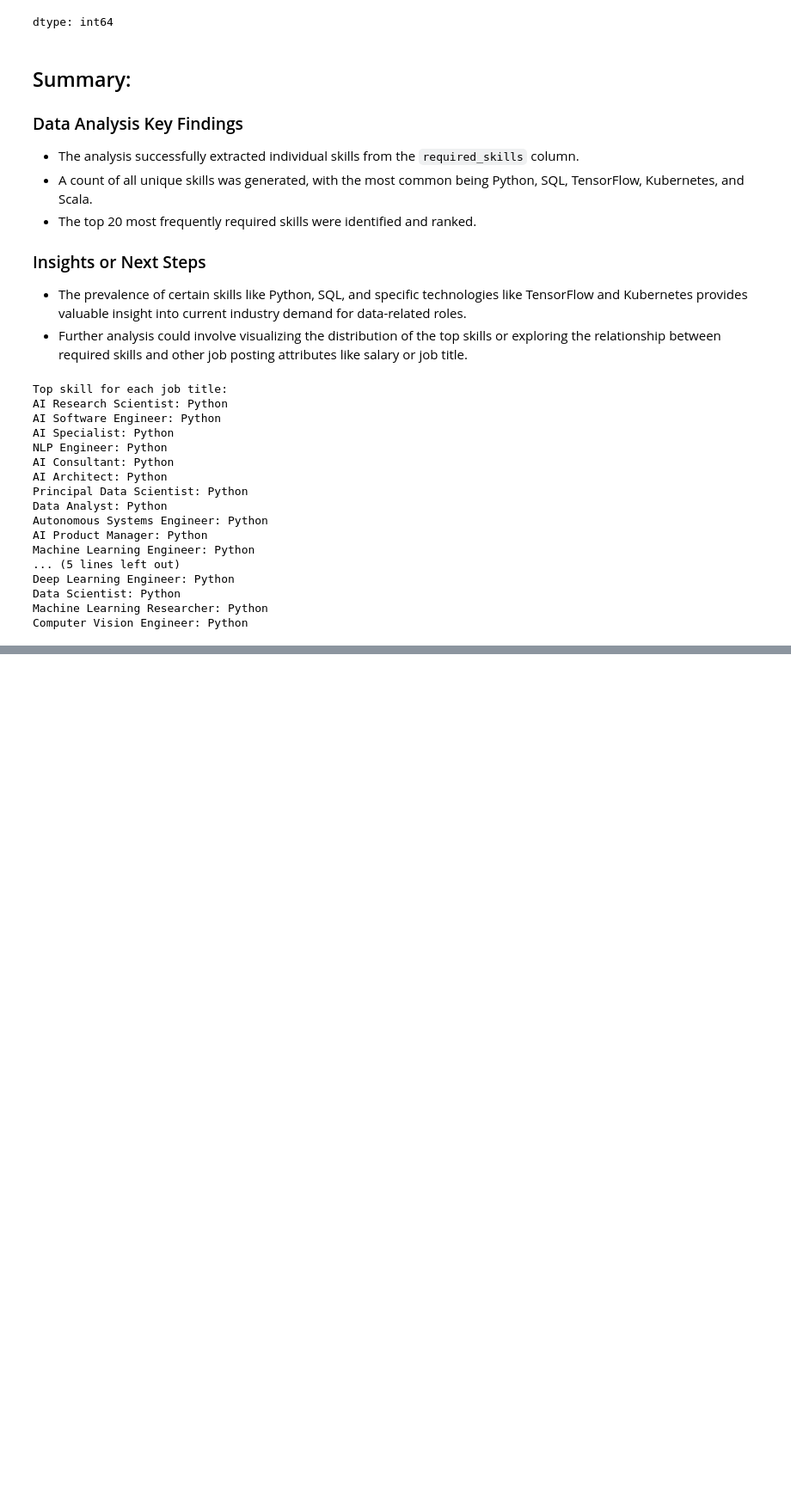
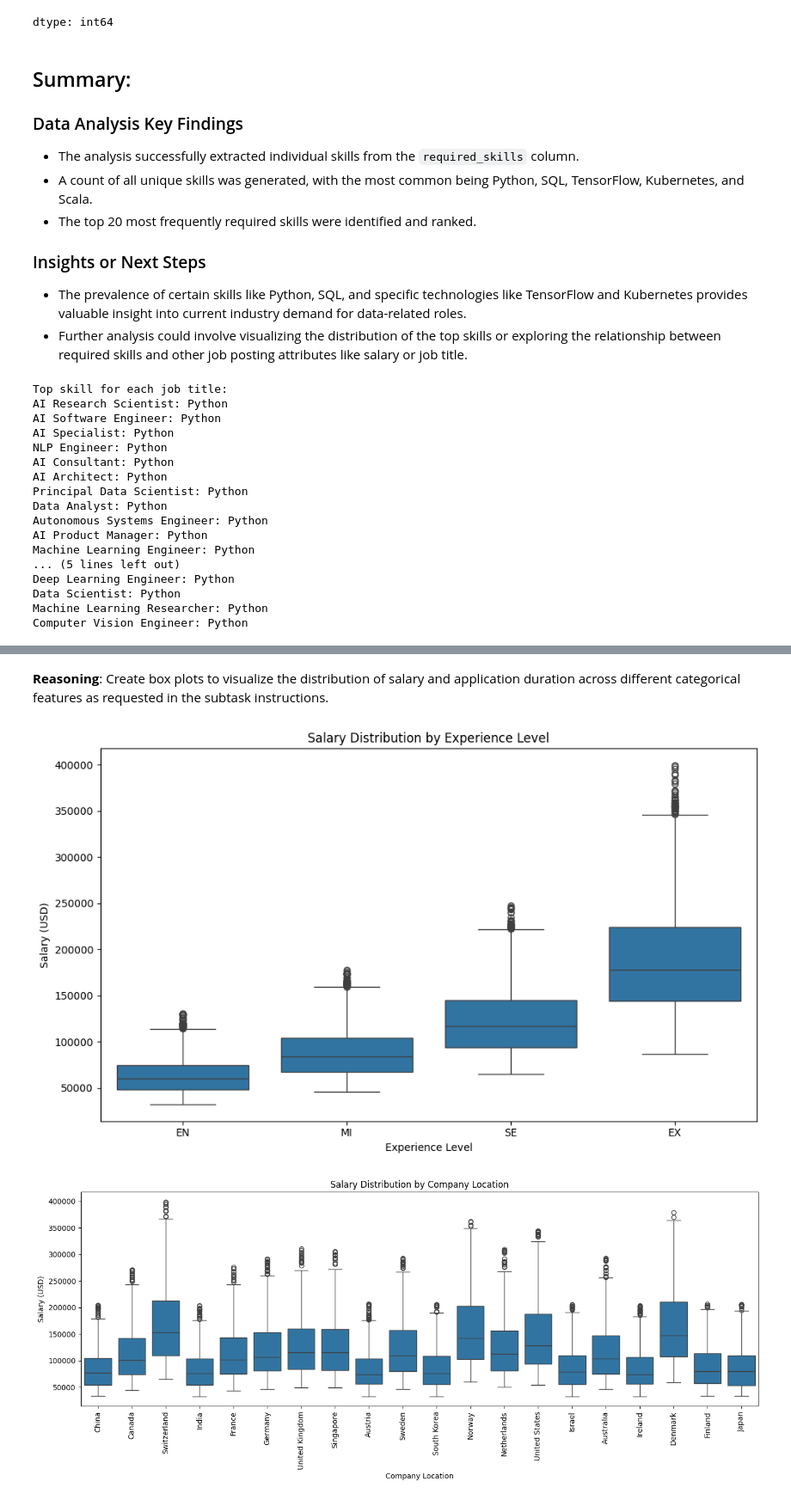
Before and after one commit to stevejj4/Global-AI-Job-Market-Trends-Salary-Insights-2025, a Jupyter notebook: ai_job_project.ipynb, the cells around one changed output, grey strips where cells are left out. Shown at 86% size. Drawn from its saved outputs; the diff is of its cells as text; code cells hidden in the pictures; blank space fills up the shorter version.

```diff
--- a/ai_job_project.ipynb
+++ b/ai_job_project.ipynb
@@ -645,3 +645,13 @@ Deep Learning Engineer: Python
 Data Scientist: Python
 Machine Learning Researcher: Python
 Computer Vision Engineer: Python
+# %%
+# Determine the maximum number of skills in any list
+max_skills = df['required_skills_list'].apply(len).max()
+
+# Create new columns for each skill position
+for i in range(max_skills):
+    df[f'required skill {i+1}'] = df['required_skills_list'].apply(lambda skills: skills[i] if i < len(skills) else None)
+
+# Display the first few rows with the new numbered skill columns
+display(df[[f'required skill {i+1}' for i in range(max_skills)]].head())
@@ -647,0 +691,6 @@ Computer Vision Engineer: Python
+# %%
+# Drop the 'required_skills_list' column
+df = df.drop('required_skills_list', axis=1)
+
+# Display the columns to confirm the column has been dropped
+display(df.columns)
@@ -647,0 +849,53 @@ Computer Vision Engineer: Python
+# %% [markdown]
+**Reasoning**:
+Create box plots to visualize the distribution of salary and application duration across different categorical features as requested in the subtask instructions.
+# %%
+# 1. Box plot for salary_usd vs experience_level
+plt.figure(figsize=(10, 6))
+sns.boxplot(x='experience_level', y='salary_usd', data=df, order=['EN', 'MI', 'SE', 'EX'])
+plt.xlabel('Experience Level')
+plt.ylabel('Salary (USD)')
+plt.title('Salary Distribution by Experience Level')
+plt.tight_layout()
+plt.show()
+
+# 2. Box plot for salary_usd vs company_location
+plt.figure(figsize=(14, 6))
+sns.boxplot(x='company_location', y='salary_usd', data=df)
+plt.xlabel('Company Location')
+plt.ylabel('Salary (USD)')
+plt.title('Salary Distribution by Company Location')
+plt.xticks(rotation=90)
+plt.tight_layout()
+plt.show()
+
+# 3. Box plot for salary_usd vs industry
+plt.figure(figsize=(14, 6))
+sns.boxplot(x='industry', y='salary_usd', data=df)
+plt.xlabel('Industry')
+plt.ylabel('Salary (USD)')
+plt.title('Salary Distribution by Industry')
+plt.xticks(rotation=90)
+plt.tight_layout()
+plt.show()
+
+# 4. Box plot for application_duration vs experience_level
+plt.figure(figsize=(10, 6))
+sns.boxplot(x='experience_level', y='application_duration', data=df, order=['EN', 'MI', 'SE', 'EX'])
+plt.xlabel('Experience Level')
+plt.ylabel('Application Duration')
+plt.title('Application Duration Distribution by Experience Level')
+plt.tight_layout()
+plt.show()
+
+# 5. Box plot for application_duration vs company_size
+plt.figure(figsize=(8, 6))
+sns.boxplot(x='company_size', y='application_duration', data=df, order=['S', 'M', 'L'])
+plt.xlabel('Company Size')
+plt.ylabel('Application Duration')
+plt.title('Application Duration Distribution by Company Size')
+plt.tight_layout()
+plt.show()
+# %% [output]
+[figure, added]
+[figure, added]
```
Also changed, not shown: parts of 50 cells of this notebook.
